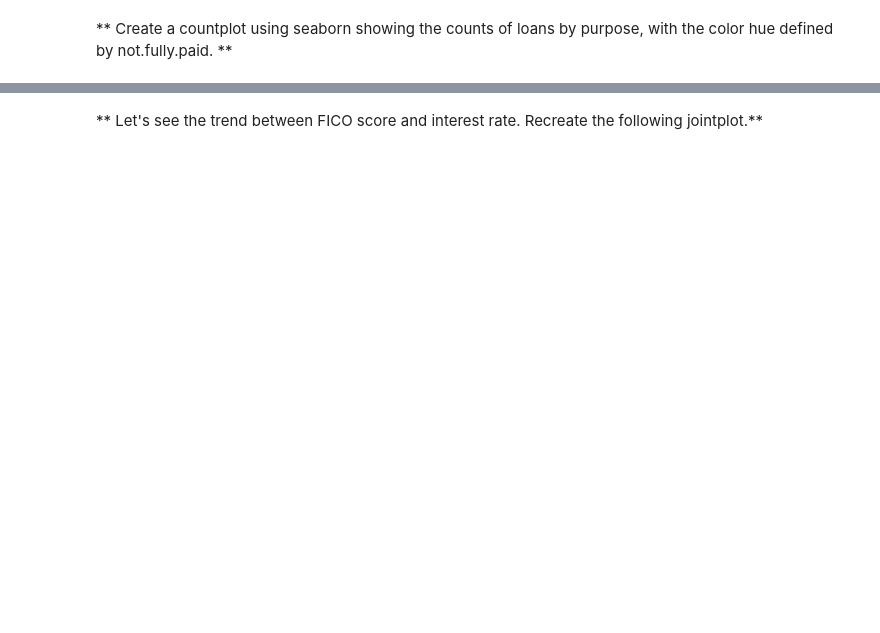
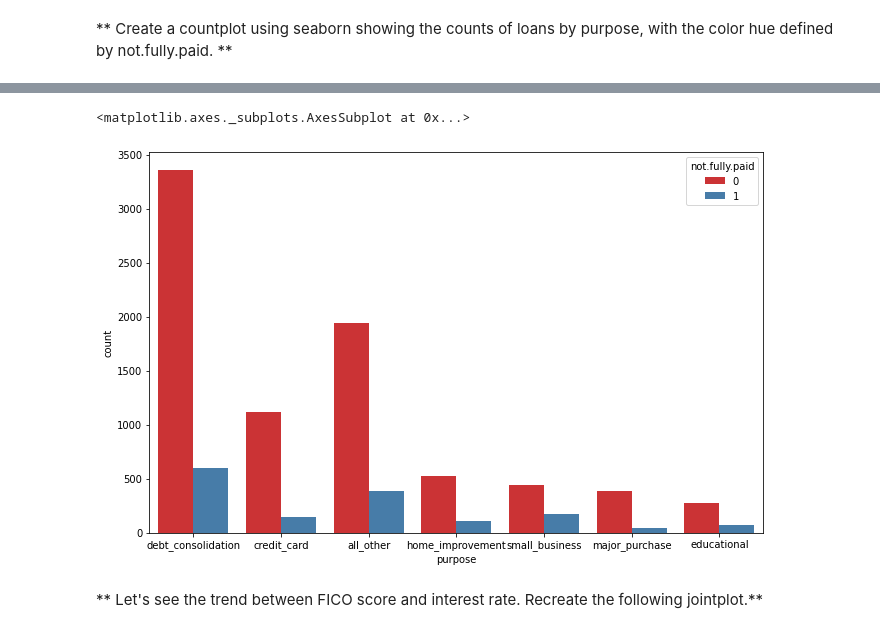
Before and after one commit to macruga/predictive-analytics, a Jupyter notebook: Decision_Trees_and_Random_Forest_Project.ipynb, the cells around one changed output, grey strips where cells are left out. Cells and saved outputs as stored; diff of their text form; code cells hidden in the pictures; blank space fills up the shorter version.

```diff
--- a/Decision_Trees_and_Random_Forest_Project.ipynb
+++ b/Decision_Trees_and_Random_Forest_Project.ipynb
@@ -111,2 +117,8 @@ NameError: ignored
+# %%
+plt.figure(figsize=(11,7))
+sns.countplot(x = 'purpose',hue='not.fully.paid',data = loans, palette = 'Set1')
+# %% [output]
+<matplotlib.axes._subplots.AxesSubplot at 0x...>
+[figure, added]
 # %% [markdown]
 ** Let's see the trend between FICO score and interest rate. Recreate the following jointplot.**
```
Also changed, not shown: parts of 35 cells of this notebook.
